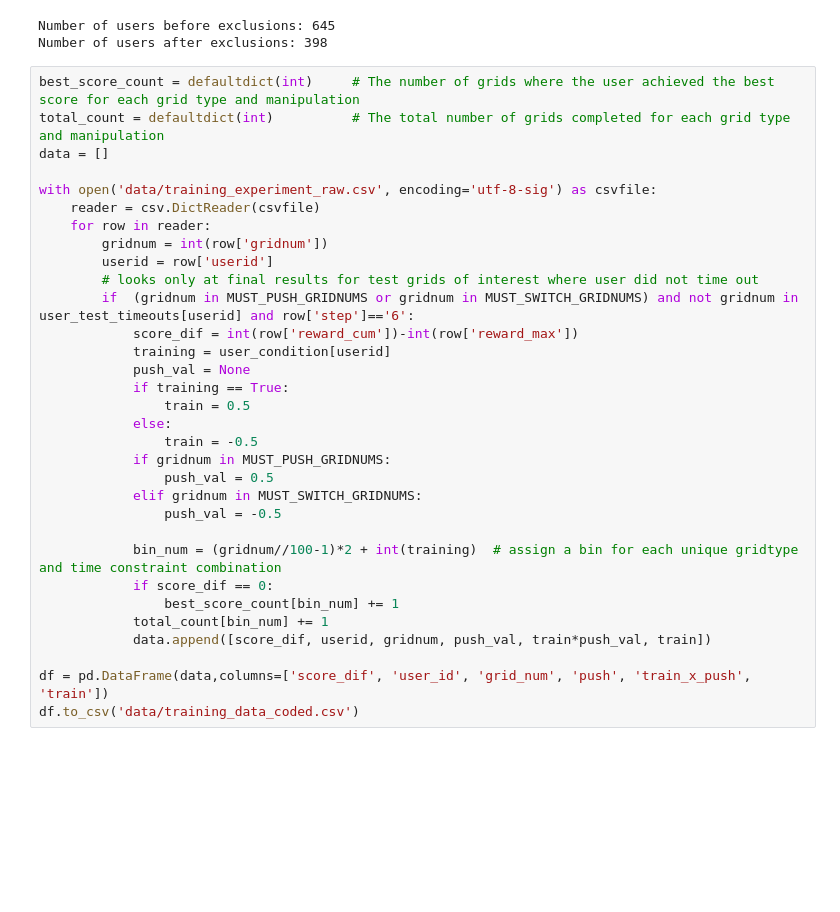
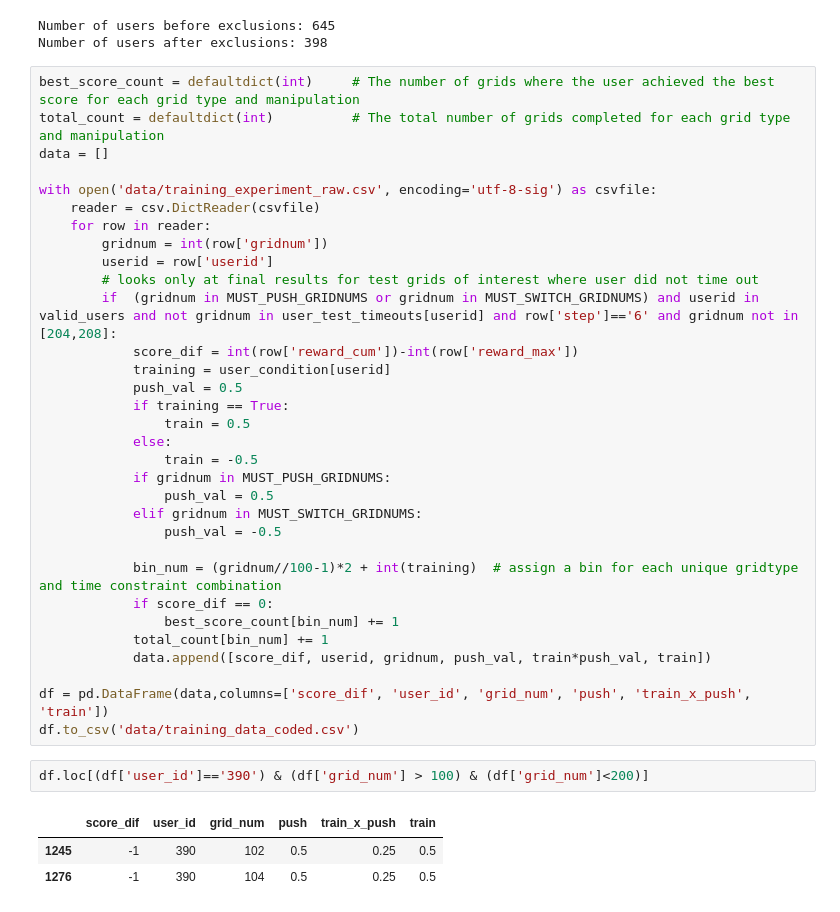
Before and after one commit to Alice2hang/RL_trolley_puzzles, a Jupyter notebook: data_analysis/training_analysis.ipynb, the cells around one changed output. Drawn from its saved outputs; the diff is of its cells as text; blank space fills up the shorter version.

```diff
--- a/data_analysis/training_analysis.ipynb
+++ b/data_analysis/training_analysis.ipynb
@@ -61,10 +61,10 @@ with open('data/training_experiment_raw.csv', encoding='utf-8-sig') as csvfile:
         gridnum = int(row['gridnum'])
         userid = row['userid']
         # looks only at final results for test grids of interest where user did not time out
-        if  (gridnum in MUST_PUSH_GRIDNUMS or gridnum in MUST_SWITCH_GRIDNUMS) and not gridnum in user_test_timeouts[userid] and row['step']=='6':
+        if  (gridnum in MUST_PUSH_GRIDNUMS or gridnum in MUST_SWITCH_GRIDNUMS) and userid in valid_users and not gridnum in user_test_timeouts[userid] and row['step']=='6' and gridnum not in [204,208]:
             score_dif = int(row['reward_cum'])-int(row['reward_max'])
             training = user_condition[userid]
-            push_val = None
+            push_val = 0.5
             if training == True:
                 train = 0.5
             else:
@@ -82,3 +82,9 @@ with open('data/training_experiment_raw.csv', encoding='utf-8-sig') as csvfile:
 
 df = pd.DataFrame(data,columns=['score_dif', 'user_id', 'grid_num', 'push', 'train_x_push', 'train'])
 df.to_csv('data/training_data_coded.csv')
+# %%
+df.loc[(df['user_id']=='390') & (df['grid_num'] > 100) & (df['grid_num']<200)]
+# %% [output]
+|  | score_dif | user_id | grid_num | push | train_x_push | train |
+| 1245 | -1 | 390 | 102 | 0.5 | 0.25 | 0.5 |
+| 1276 | -1 | 390 | 104 | 0.5 | 0.25 | 0.5 |
```
Also changed, not shown: parts of 3 cells of this notebook, 40 other files.
